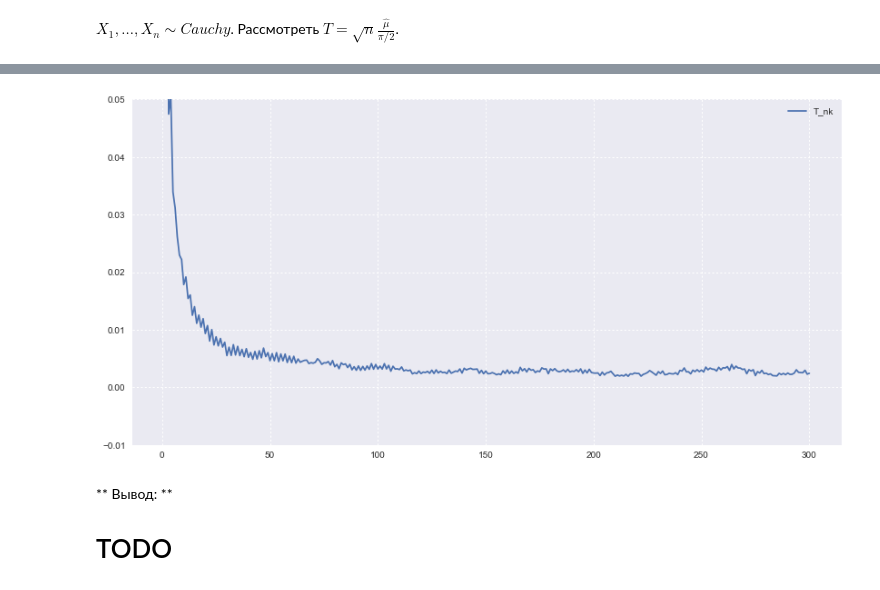
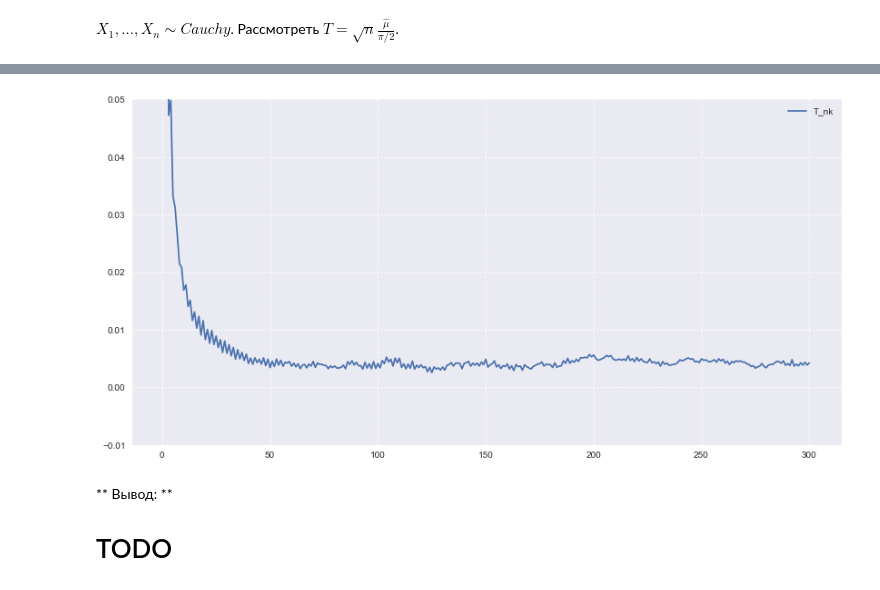
Before and after one commit to ArtemKupriyanov/MIPT-PROGRAMMING, a Jupyter notebook: Math-Stat/4_task/4.92.ipynb, the cells around one changed output, grey strips where cells are left out. Cells and saved outputs as stored; diff of their text form; code cells hidden in the pictures.

```diff
--- a/Math-Stat/4_task/4.92.ipynb
+++ b/Math-Stat/4_task/4.92.ipynb
@@ -148,0 +155,8 @@ sample = sps.multivariate_normal(mean=[0, 0], cov=[[2, 1], [1, 3]]).rvs(size=200
+# %%
+n = 200
+mean = np.array([0, 0])
+cov = np.array([[2, 1], [1, 3]])
+sample = sps.multivariate_normal(mean, cov).rvs(size=n)
+mean_sample = np.mean(sample, axis=0)
+inv_cov = sp.linalg.inv(cov)
+chi_2_ppf = sps.chi2(df=2).ppf(alpha)
@@ -266,4 +285,4 @@ Wall time: 1.98 s
 # %%
 %%time
-T_nk = np.array(list(map(lambda sample: T(sample), samples)))
+T_nk = np.array(list(map(lambda n: np.sqrt(n) * np.median(samples[:, :n], axis=1) / (np.pi / 2), range(1, N + 1))))
 # %% [output]
@@ -272,13 +291,13 @@ Wall time: 2min 12s
 # %%
 plt.figure(figsize=(14, 7))
-D_n = calc_Glivenko_for_all(T_nk)
+D_n = calc_Glivenko_for_all(T_nk.T)
 plt.plot(np.arange(1, N + 1), D_n, label='T_nk')
 plt.legend(loc='best')
 plt.ylim(-0.01, 0.05)
 plt.grid(ls=':')
 plt.show()
 # %% [output]
-[figure, old version]
+[figure, new version]
 # %% [markdown]
 ** Вывод: **
 # TODO
```
Also changed, not shown: parts of 24 cells of this notebook.
